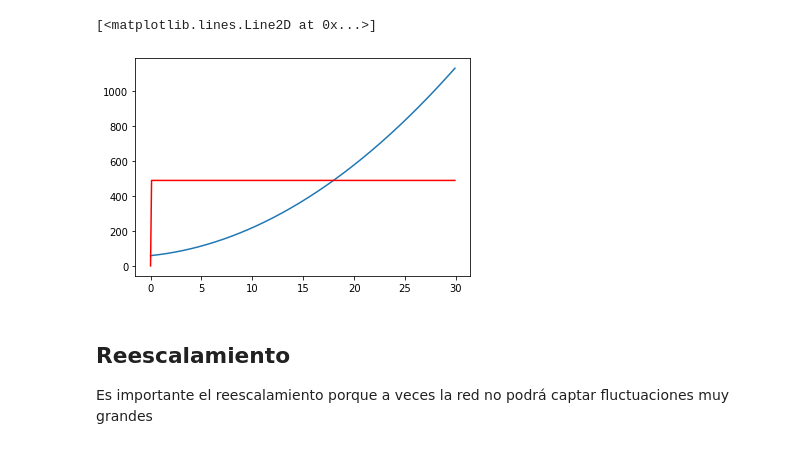
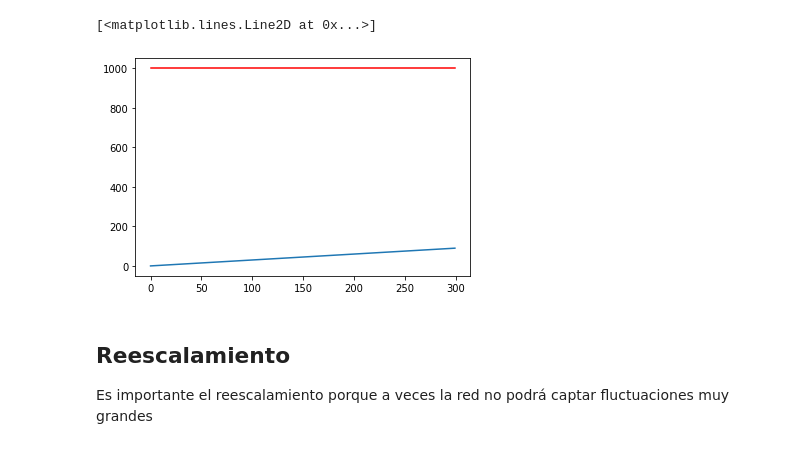
Before and after one commit to FrankAyalaC/Nivel-del-mar-en-Buenaventura, a Jupyter notebook: Scripts/Clases de datos/Redes.ipynb, the cells around one changed output. Saved outputs shown, nothing was run; the diff lists cells and outputs as text; code cells hidden in the pictures.

```diff
--- a/Scripts/Clases de datos/Redes.ipynb
+++ b/Scripts/Clases de datos/Redes.ipynb
@@ -8,9 +8,10 @@ import numpy as np
 import matplotlib.pyplot as plt
 # %%
 x=np.arange(300)/10
-y=(x+3)**2+50
+y=(np.arange(300)/10)*3
+z=(x+3)**2+50+14*y
 # %%
-dsCalib=SupervisedDataSet(1,1)
+dsCalib=SupervisedDataSet(2,1)
 
-for p1,res in zip(x,y):
-    dsCalib.addSample((p1),(res,))
+for p1,p2,res in zip(x,y,z):
+    dsCalib.addSample((n,v1,v2,t),(res,))
@@ -17,6 +20,6 @@ for p1,res in zip(x,y):
 # %%
 #Crear la red
-net=buildNetwork(1,2,1,bias=False,hiddenclass=TanhLayer)
+net=buildNetwork(2,2,1,bias=True,hiddenclass=TanhLayer)
 
 net.reset
 
@@ -57,10 +73,10 @@ plt.plot(errors,lw=3)
 # %%
 net_sim=net.activateOnDataset(dsCalib)
-plt.plot(x,y)
-plt.plot(x,net_sim,c='r')
+plt.plot(y)
+plt.plot(net_sim,c='r')
 # %% [output]
 [<matplotlib.lines.Line2D at 0x...>]
-[figure, old version]
+[figure, new version]
 # %% [markdown]
 ## Reescalamiento
 
```
Also changed, not shown: parts of 19 cells of this notebook, 34 other files.
